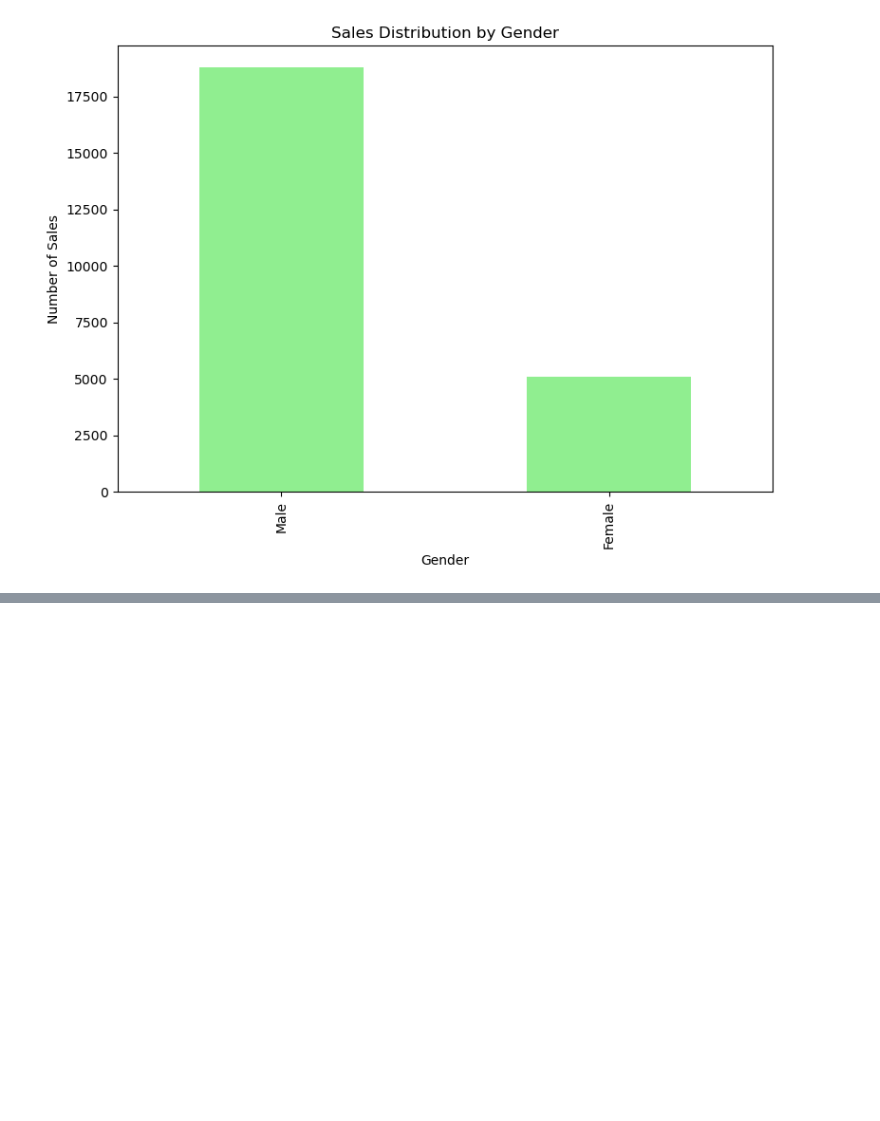
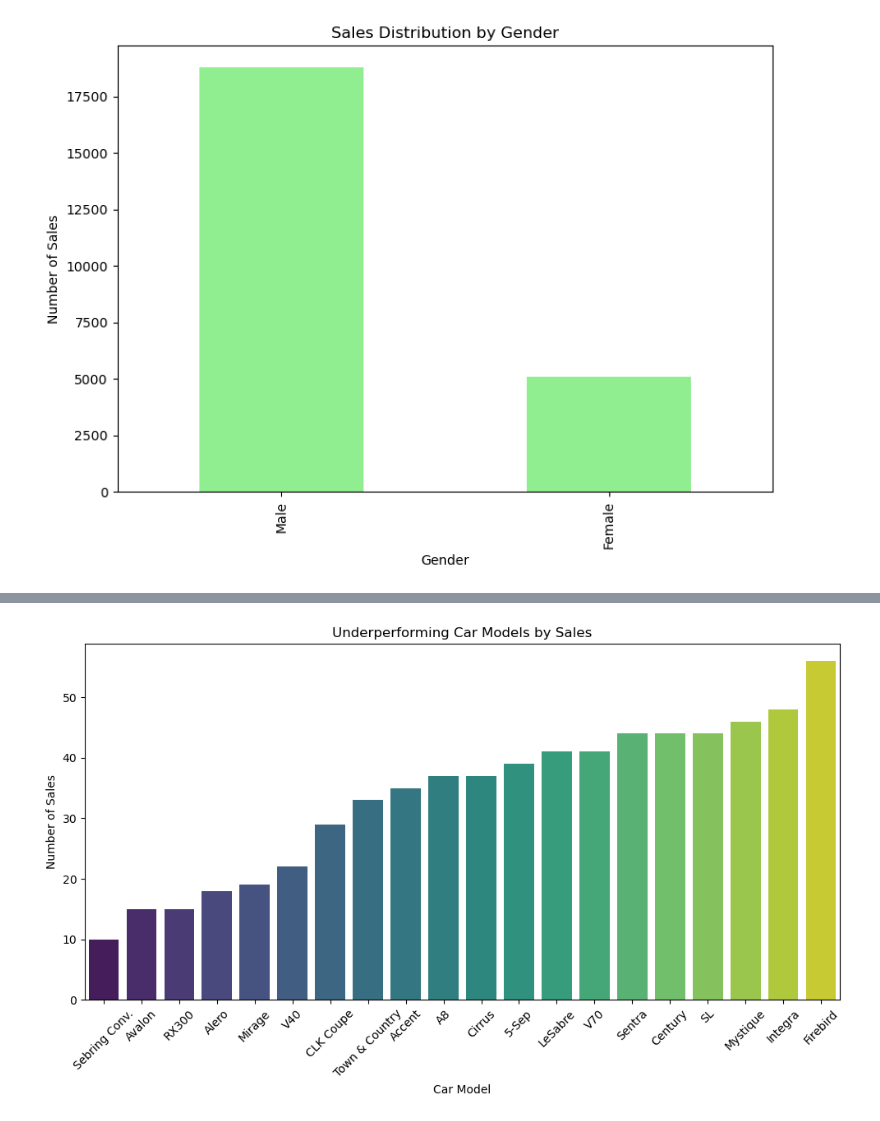
Before and after one commit to vocar12345/DM_PROJECT_, a Jupyter notebook: car_sale_data.ipynb, the cells around one changed output, grey strips where cells are left out. Cells and saved outputs as stored; diff of their text form; code cells hidden in the pictures; blank space fills up the shorter version.

```diff
--- a/car_sale_data.ipynb
+++ b/car_sale_data.ipynb
@@ -121,0 +145,22 @@ plt.show()
+# %%
+#Models
+# Invert
+underperforming_models = model_sales[::-1]
+
+# Determine threshold for underperforming models
+threshold_underperforming = 20
+
+# Select underperforming models
+underperforming_models = underperforming_models.head(threshold_underperforming)
+
+# Visualization for Underperforming models
+plt.figure(figsize=(10, 6))
+sns.barplot(x=underperforming_models.index, y=underperforming_models.values, palette='viridis')
+plt.title('Underperforming Car Models by Sales')
+plt.xlabel('Car Model')
+plt.ylabel('Number of Sales')
+plt.xticks(rotation=45)
+plt.tight_layout()
+plt.show()
+# %% [output]
+[figure, added]
```
Also changed, not shown: parts of 7 cells of this notebook.
